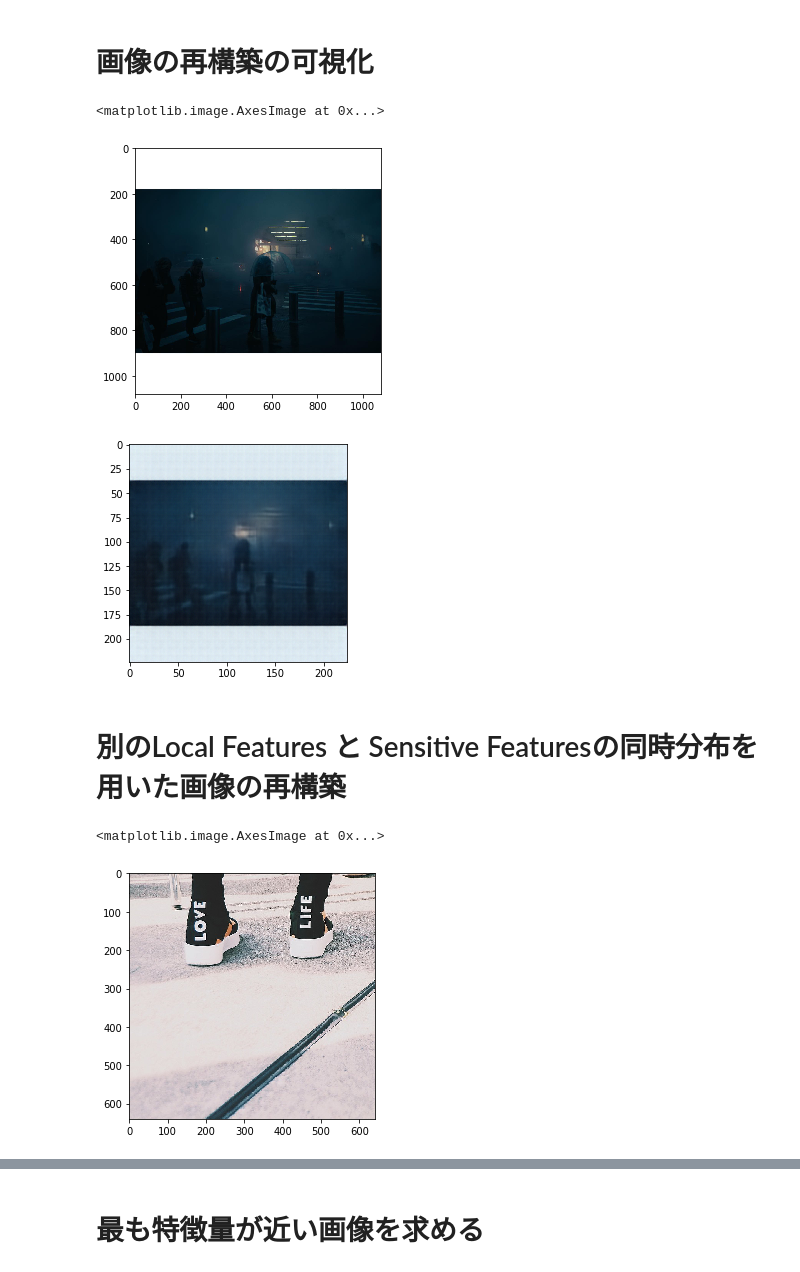
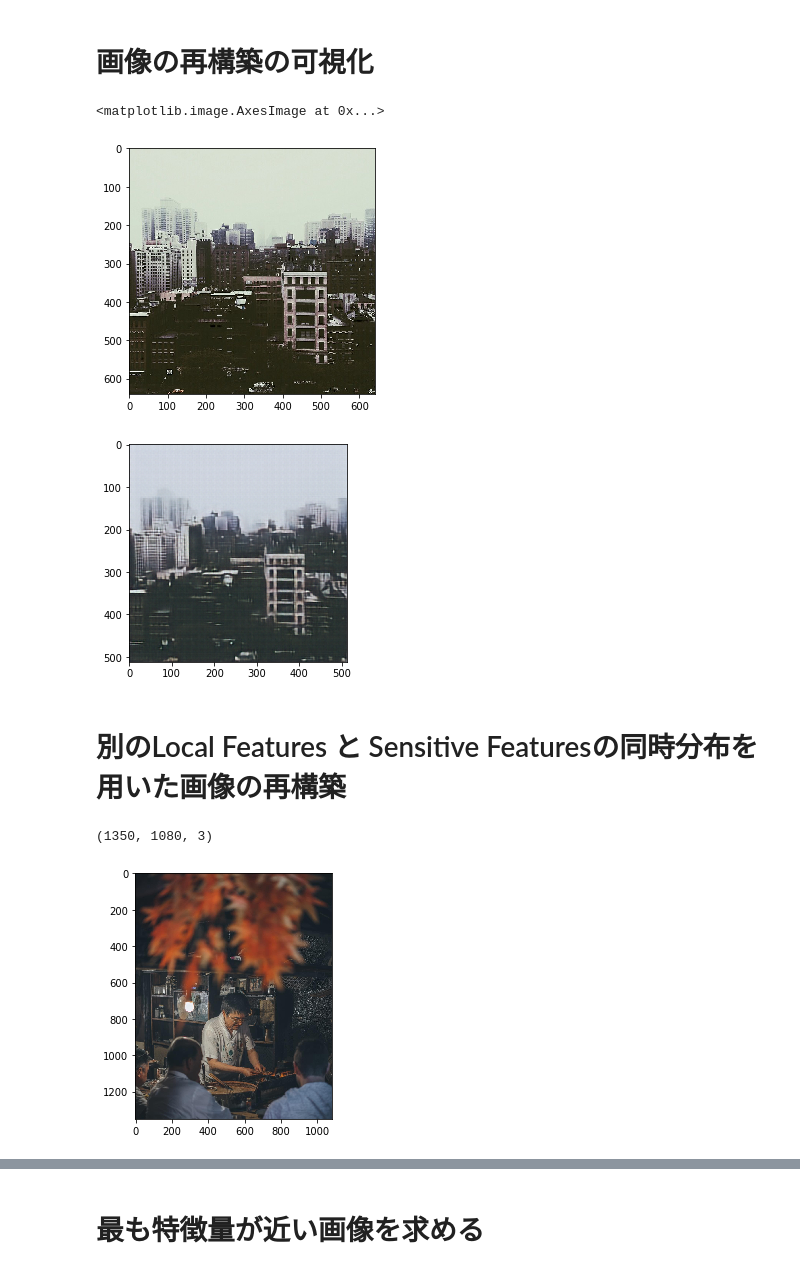
Before and after one commit to yamad07/learning-sensitive-representations, a Jupyter notebook: ablation.ipynb, the cells around one changed output, grey strips where cells are left out. Drawn from its saved outputs; the diff is of its cells as text; code cells hidden in the pictures.

```diff
--- a/ablation.ipynb
+++ b/ablation.ipynb
@@ -18,11 +16,11 @@ from skimage import io
 import matplotlib.pyplot as plt
 %matplotlib inline
 
-image = io.imread("./images/visualmemories_/30086045_221640138418100_675357158887391232_n.jpg")
+image = io.imread("./images/visualmemories_/10299870_1455233738049405_715689493_n.jpg")
 io.imshow(image)
 # %% [output]
 <matplotlib.image.AxesImage at 0x...>
-[figure, old version]
+[figure, new version]
 # %%
 from torchvision import transforms
 from skimage.transform import resize
@@ -51,19 +41,21 @@ decode_image = decoder(joint_features)
 # %%
 import torchvision.utils as vutils
 import numpy as np
-def show(img):
+def show(img, size=(512, 512)):
     npimg = img.numpy()
     plt.imshow(np.transpose(npimg, (1,2,0)), interpolation='nearest')
 
 show(vutils.make_grid(decode_image, normalize=True).cpu().detach())
 # %% [output]
-[figure, old version]
+[figure, new version]
 # %% [markdown]
 # 別のLocal Features と Sensitive Featuresの同時分布を用いた画像の再構築
 # %%
-another_image = io.imread("./images/rkrkrk/10254250_238913439642479_1143102343_n.jpg")
+another_image = io.imread("./images/rkrkrk/21827859_1915178608802146_8193706288232792064_n.jpg")
 io.imshow(another_image)
+original_size = another_image.shape
+print(original_size)
 # %% [output]
-<matplotlib.image.AxesImage at 0x...>
+(1350, 1080, 3)
-[figure, old version]
+[figure, new version]
 # %%
```
Also changed, not shown: parts of 8 cells of this notebook, 5 other files.
